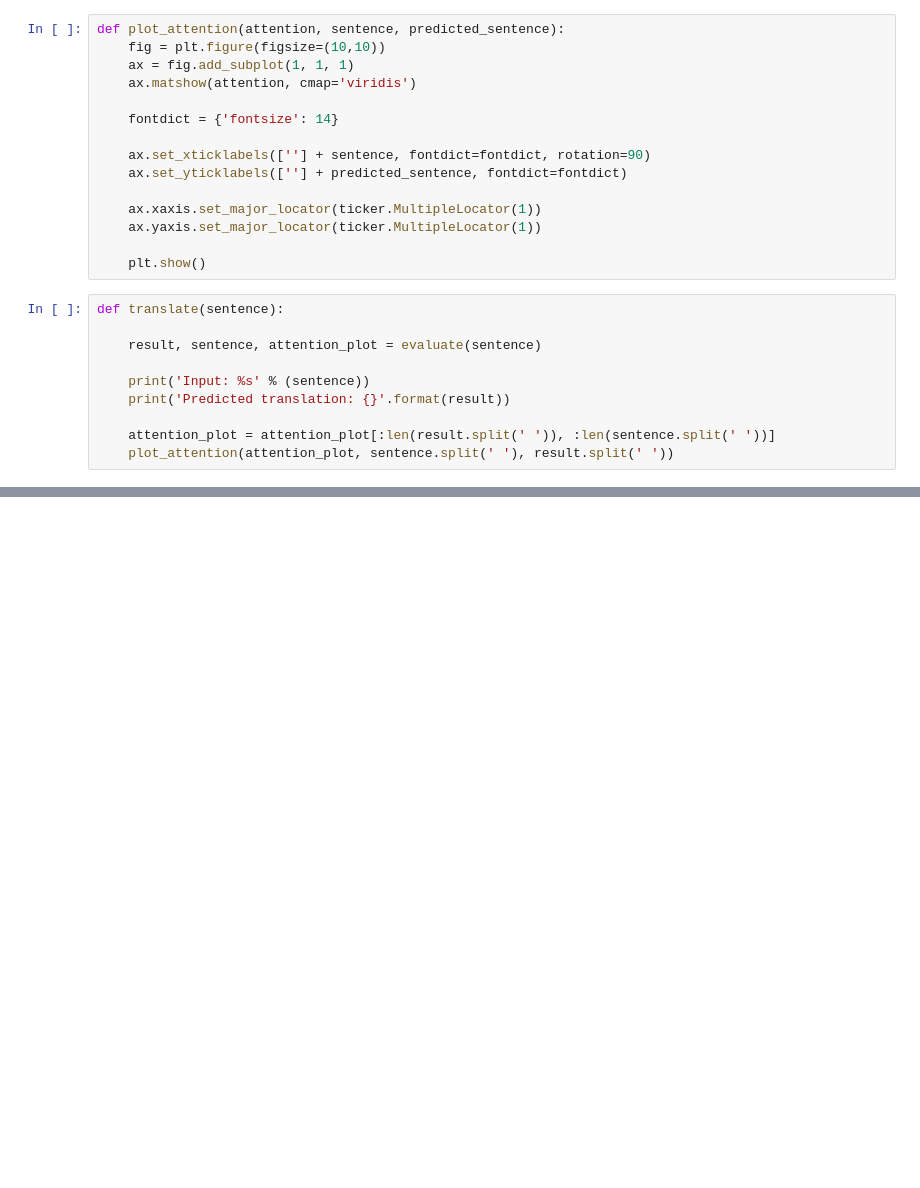
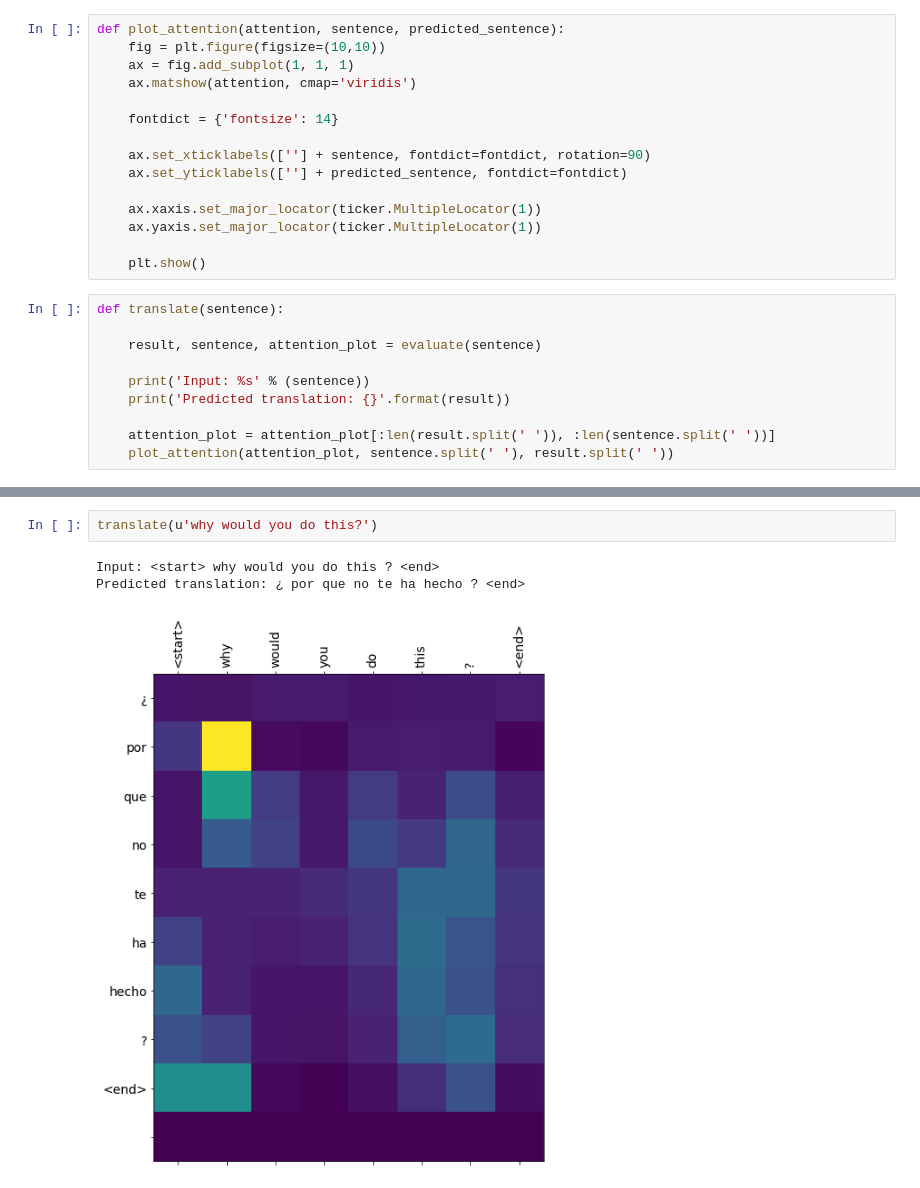
Before and after one commit to cr0wley-zz/nmt, a Jupyter notebook: Attention_NMT.ipynb, the cells around one changed output, grey strips where cells are left out. Drawn from its saved outputs; the diff is of its cells as text; blank space fills up the shorter version.

```diff
--- a/Attention_NMT.ipynb
+++ b/Attention_NMT.ipynb
@@ -433,0 +530,6 @@ Predicted translation: dejanos irnos a tom . <end>
+# %%
+translate(u'why would you do this?')
+# %% [output]
+Input: <start> why would you do this ? <end>
+Predicted translation: ¿ por que no te ha hecho ? <end>
+[figure, added]
```
Also changed, not shown: parts of 40 cells of this notebook.
